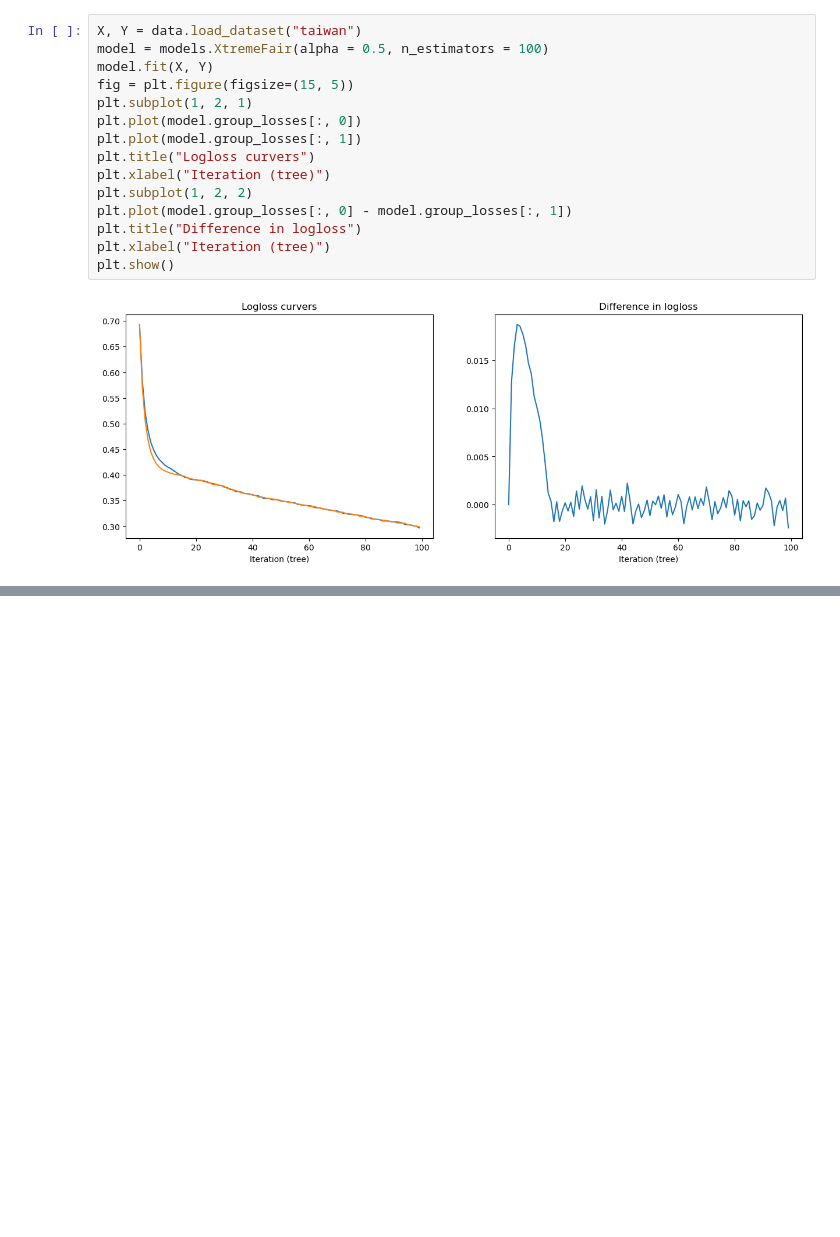
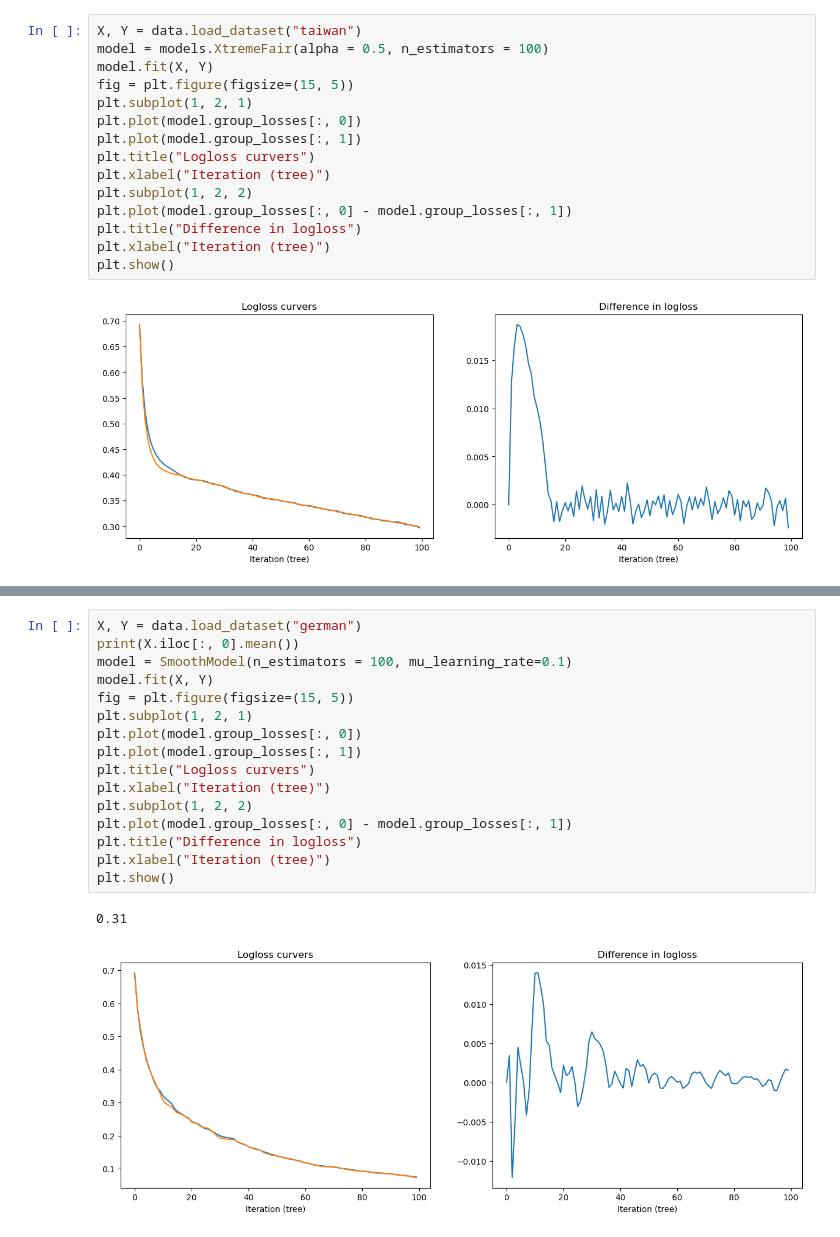
Before and after one commit to hiaac-finance/m2fgb, a Jupyter notebook: notebooks/simple_test.ipynb, the cells around one changed output, grey strips where cells are left out. Drawn from its saved outputs; the diff is of its cells as text; blank space fills up the shorter version.

```diff
--- a/notebooks/simple_test.ipynb
+++ b/notebooks/simple_test.ipynb
@@ -154,0 +286,19 @@ plt.show()
+# %%
+X, Y = data.load_dataset("german")
+print(X.iloc[:, 0].mean())
+model = SmoothModel(n_estimators = 100, mu_learning_rate=0.1)
+model.fit(X, Y)
+fig = plt.figure(figsize=(15, 5))
+plt.subplot(1, 2, 1)
+plt.plot(model.group_losses[:, 0])
+plt.plot(model.group_losses[:, 1])
+plt.title("Logloss curvers")
+plt.xlabel("Iteration (tree)")
+plt.subplot(1, 2, 2)
+plt.plot(model.group_losses[:, 0] - model.group_losses[:, 1])
+plt.title("Difference in logloss")
+plt.xlabel("Iteration (tree)")
+plt.show()
+# %% [output]
+0.31
+[figure, added]
```
Also changed, not shown: parts of 3 cells of this notebook.
